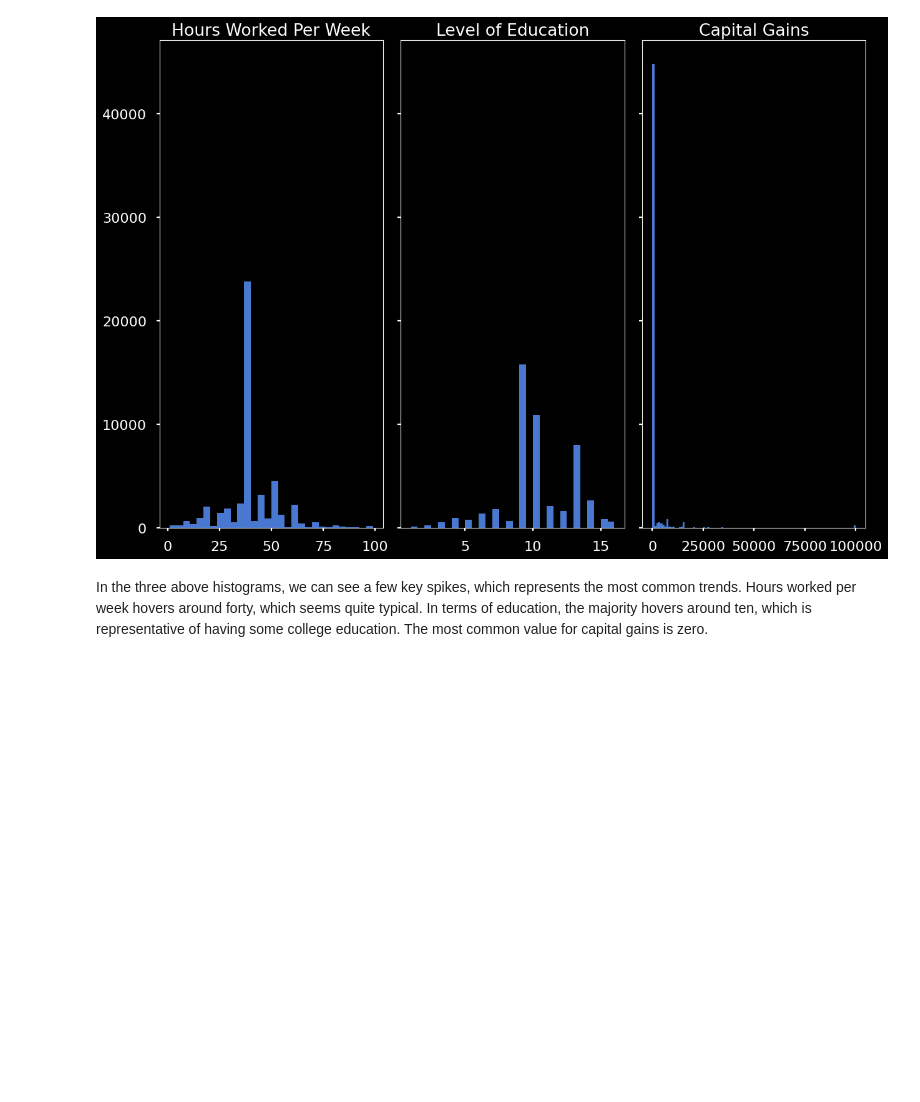
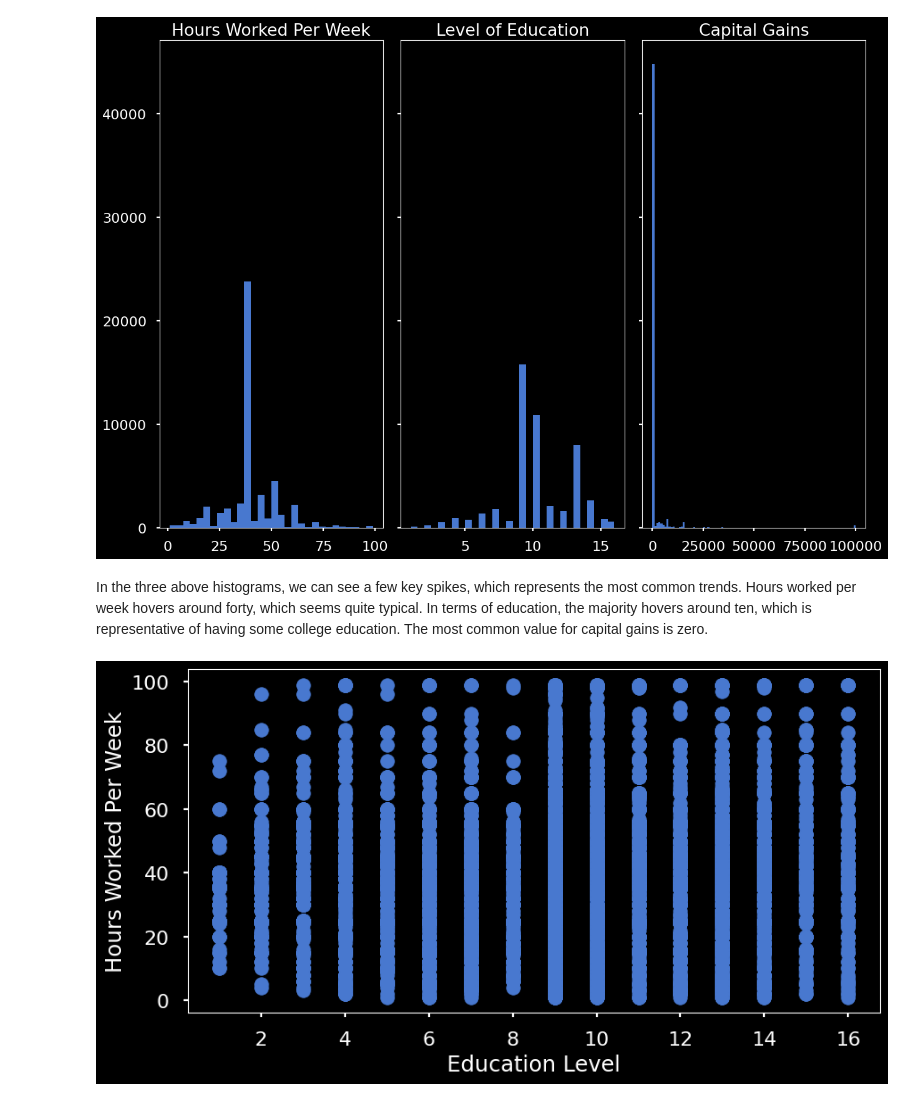
Before and after one commit to JamisonHunter/Adult-Income-Prediction, a Jupyter notebook: adult_income_prediction_j_hunter.ipynb, the cells around one changed output. Saved outputs shown, nothing was run; the diff lists cells and outputs as text; code cells hidden in the pictures; blank space fills up the shorter version.

```diff
--- a/adult_income_prediction_j_hunter.ipynb
+++ b/adult_income_prediction_j_hunter.ipynb
@@ -315,3 +315,13 @@ Text(0.5, 1.0, 'Capital Gains')
 [figure]
 # %% [markdown]
 In the three above histograms, we can see a few key spikes, which represents the most common trends. Hours worked per week hovers around forty, which seems quite typical. In terms of education, the majority hovers around ten, which is representative of having some college education. The most common value for capital gains is zero.
+# %%
+hours = df["hours-per-week"].values
+capital = df["capital-gain"].values
+education = df["educational-num"].values
+
+fig, ax = plt.subplots(figsize=(10,5))
+ax.scatter(education, hours);
+ax.set(xlabel='Education Level', ylabel='Hours Worked Per Week');
+# %% [output]
+[figure, added]
```
Also changed, not shown: parts of 2 cells of this notebook.
